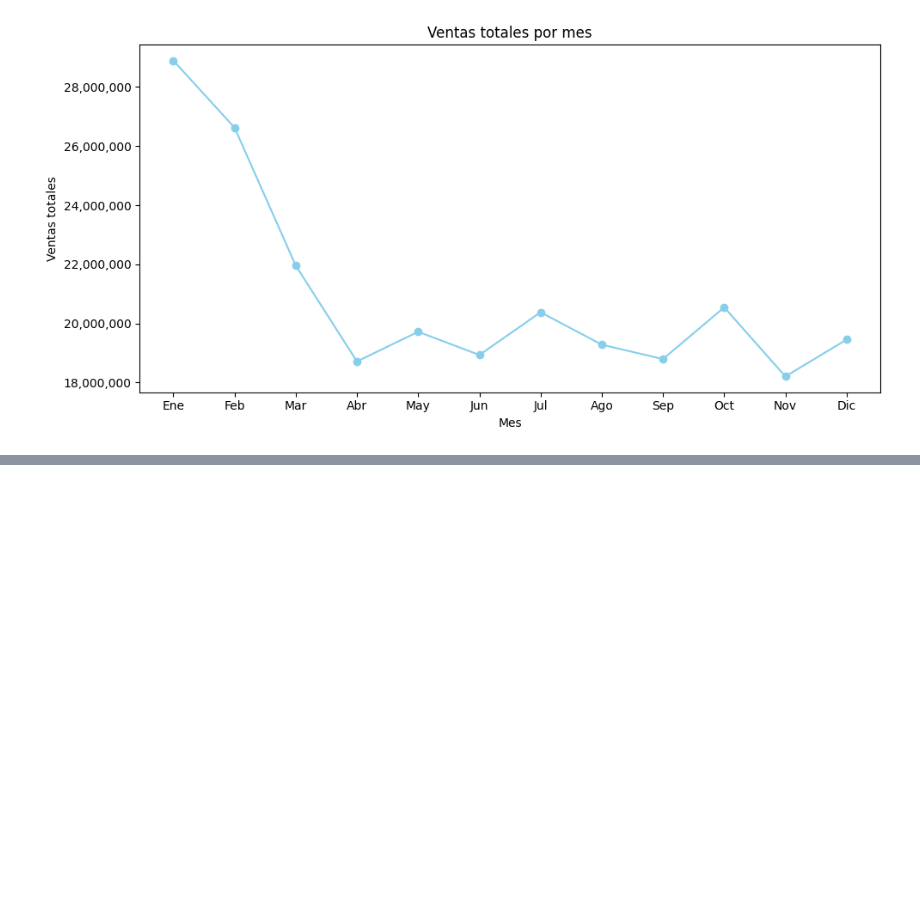
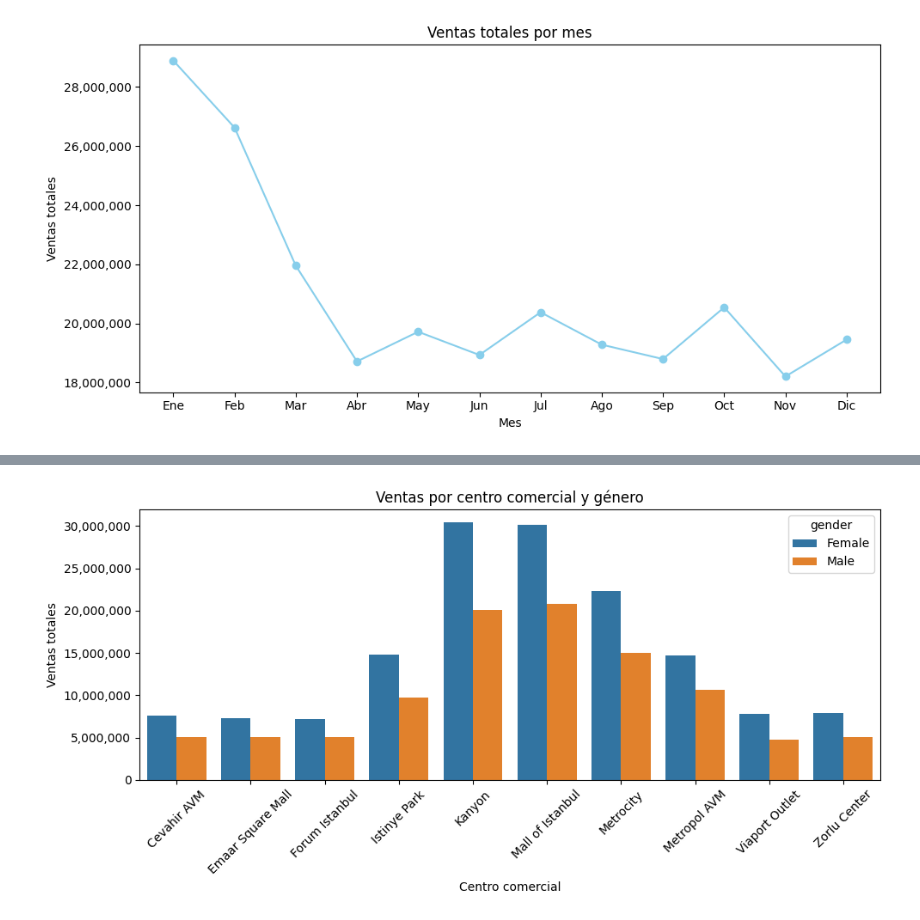
Before and after one commit to JuanLopezAranzazu/proyecto1-ciencia-datos, a Jupyter notebook: notebooks/customer_shopping_analysis.ipynb, the cells around one changed output, grey strips where cells are left out. Cells and saved outputs as stored; diff of their text form; code cells hidden in the pictures; blank space fills up the shorter version.

```diff
--- a/notebooks/customer_shopping_analysis.ipynb
+++ b/notebooks/customer_shopping_analysis.ipynb
@@ -353,0 +416,16 @@ plt.show()
+# %%
+# total de ventas por genero y centro comercial
+df_grouped = df.groupby(["gender", "shopping_mall"])["total_price"].sum().reset_index()
+
+plt.figure(figsize=(10, 5))
+sns.barplot(data=df_grouped, x="shopping_mall", y="total_price", hue="gender")
+plt.title("Ventas por centro comercial y género")
+plt.xlabel("Centro comercial")
+plt.ylabel("Ventas totales")
+plt.xticks(rotation=45)
+plt.ticklabel_format(style="plain", axis="y")
+plt.gca().yaxis.set_major_formatter(plt.FuncFormatter(lambda x, loc: "{:,}".format(int(x))))
+plt.tight_layout()
+plt.show()
+# %% [output]
+[figure, added]
```
Also changed, not shown: parts of 5 cells of this notebook, 5 other files.
